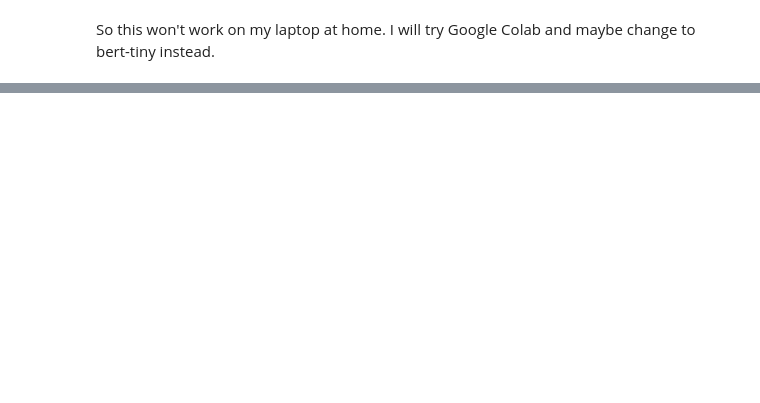
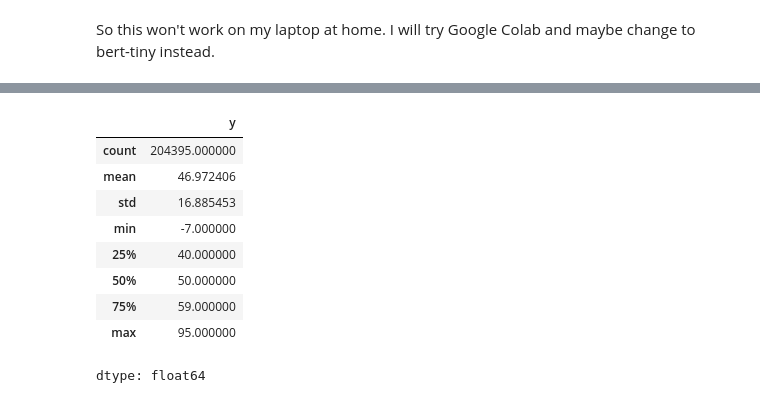
Before and after one commit to michael-wales/smartfoodscan, a Jupyter notebook: notebooks/ml/michael-wales-ml3.ipynb, the cells around one changed output, grey strips where cells are left out. Cells and saved outputs as stored; diff of their text form; code cells hidden in the pictures; blank space fills up the shorter version.

```diff
--- a/notebooks/ml/michael-wales-ml3.ipynb
+++ b/notebooks/ml/michael-wales-ml3.ipynb
@@ -171,0 +303,13 @@ So this won't work on my laptop at home. I will try Google Colab and maybe chang
+# %%
+df.y.describe()
+# %% [output]
+|  | y |
+| count | 204395.000000 |
+| mean | 46.972406 |
+| std | 16.885453 |
+| min | -7.000000 |
+| 25% | 40.000000 |
+| 50% | 50.000000 |
+| 75% | 59.000000 |
+| max | 95.000000 |
+dtype: float64
```
Also changed, not shown: parts of 17 cells of this notebook, 1 other file.
